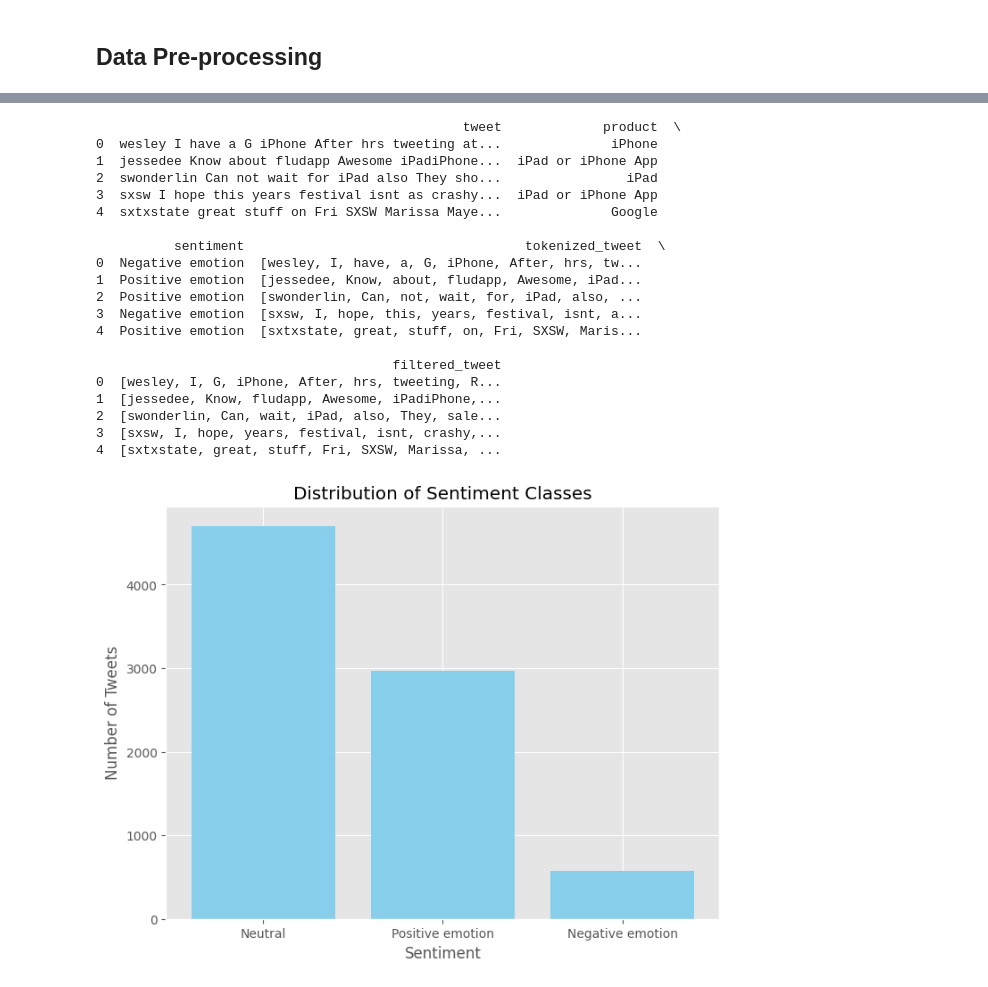
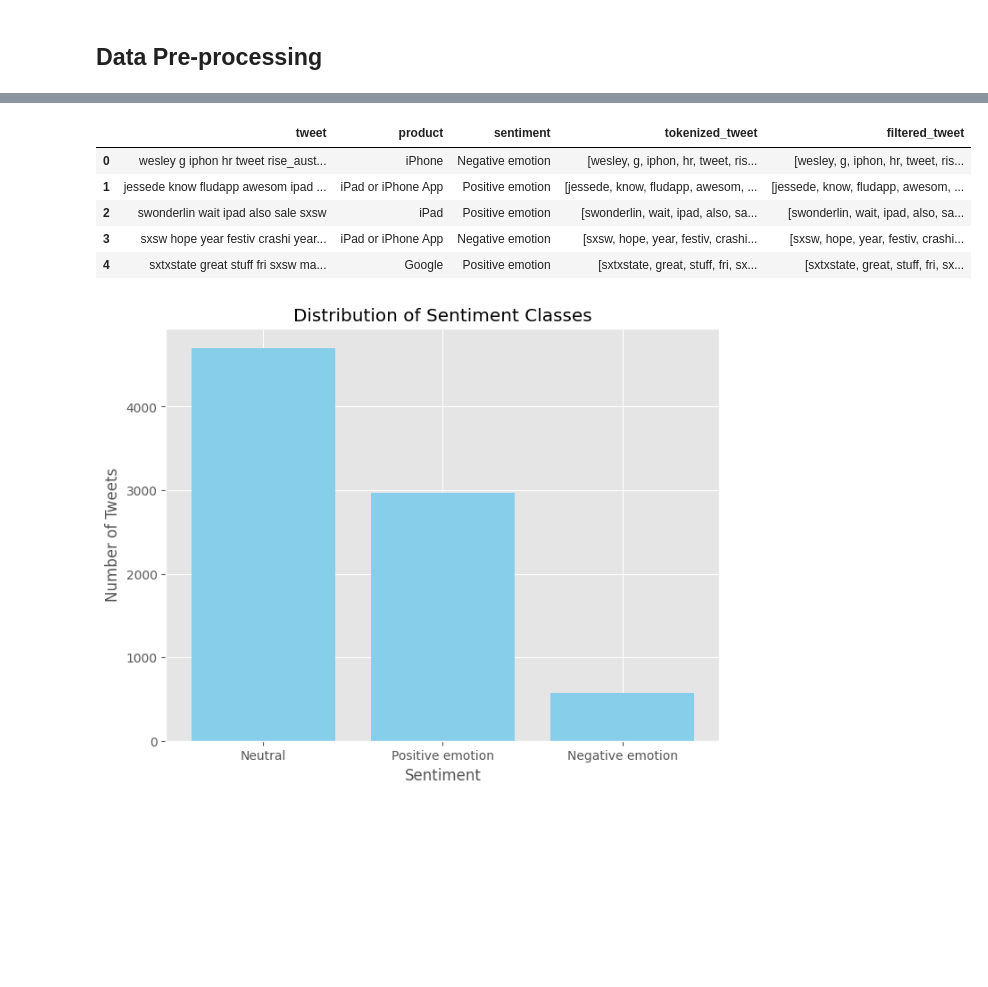
Before and after one commit to mainyepeter/NLP-Sentiment-Analysis-Apple-Google, a Jupyter notebook: index_(11).ipynb, the cells around one changed output, grey strips where cells are left out. Saved outputs shown, nothing was run; the diff lists cells and outputs as text; code cells hidden in the pictures; blank space fills up the shorter version.

```diff
--- a/index_(11).ipynb
+++ b/index_(11).ipynb
@@ -236,6 +238,7 @@ from sklearn.feature_extraction.text import CountVectorizer, TfidfVectorizer
 
 # Preprocess the text data
 def preprocess_text(text):
+    text = text.lower()
     # Remove URLs
     text = re.sub(r'http\S+|www\S+', '', text)
     # Remove emails
@@ -245,9 +248,22 @@ def preprocess_text(text):
     # Remove extra whitespaces
     text = re.sub(r'\s+', ' ', text)
     return text
+stopwords_list = stopwords.words('english')
+import string
+stopwords_list += string.punctuation
+st = nltk.PorterStemmer()
+def stemming(content):
+    stemmed_content = re.sub('[^a-zA-z]',' ',content)
+    stemmed_content = stemmed_content.lower()
+    stemmed_content = stemmed_content.split()
+    stemmed_content = [st.stem(word) for word in stemmed_content if word not in stopwords_list]
+    stemmed_content = ' '.join(stemmed_content)
+    return stemmed_content
+
+
 
 # Apply preprocessing to the 'tweet' column
-data['tweet'] = data['tweet'].apply(preprocess_text)
+data['tweet'] = data['tweet'].apply(stemming)
 
 # Tokenize the text data
 nltk.download('punkt')
@@ -256,7 +272,7 @@ data['tokenized_tweet'] = data['tweet'].apply(word_tokenize)
 # Remove stopwords
 nltk.download('stopwords')
 stop_words = set(stopwords.words('english'))
-data['filtered_tweet'] = data['tokenized_tweet'].apply(lambda tokens: [token for token in tokens if token not in stop_words])
+data['filtered_tweet'] = data['tokenized_tweet'].apply(lambda tokens: [token for token in tokens if token not in stopwords_list])
 
 # Convert tokenized text into numerical representation using Bag-of-Words
 count_vectorizer = CountVectorizer()
@@ -267,5 +283,5 @@ tfidf_vectorizer = TfidfVectorizer()
 tfidf_representation = tfidf_vectorizer.fit_transform(data['filtered_tweet'].apply(lambda tokens: ' '.join(tokens)))
 
 # Print the first few rows of the preprocessed data
-print(data.head())
+data.head()
 # %% [output]
@@ -275,24 +293,10 @@ print(data.head())
 [nltk_data]   Package stopwords is already up-to-date!
-                                               tweet             product  \
-0  wesley I have a G iPhone After hrs tweeting at...              iPhone
-1  jessedee Know about fludapp Awesome iPadiPhone...  iPad or iPhone App
-2  swonderlin Can not wait for iPad also They sho...                iPad
-3  sxsw I hope this years festival isnt as crashy...  iPad or iPhone App
-4  sxtxstate great stuff on Fri SXSW Marissa Maye...              Google
-
-          sentiment                                    tokenized_tweet  \
-0  Negative emotion  [wesley, I, have, a, G, iPhone, After, hrs, tw...
-1  Positive emotion  [jessedee, Know, about, fludapp, Awesome, iPad...
-2  Positive emotion  [swonderlin, Can, not, wait, for, iPad, also, ...
-3  Negative emotion  [sxsw, I, hope, this, years, festival, isnt, a...
-4  Positive emotion  [sxtxstate, great, stuff, on, Fri, SXSW, Maris...
-
-                                      filtered_tweet
-0  [wesley, I, G, iPhone, After, hrs, tweeting, R...
-1  [jessedee, Know, fludapp, Awesome, iPadiPhone,...
-2  [swonderlin, Can, wait, iPad, also, They, sale...
-3  [sxsw, I, hope, years, festival, isnt, crashy,...
-4  [sxtxstate, great, stuff, Fri, SXSW, Marissa, ...
+|  | tweet | product | sentiment | tokenized_tweet | filtered_tweet |
+| 0 | wesley g iphon hr tweet rise_aust... | iPhone | Negative emotion | [wesley, g, iphon, hr, tweet, ris... | [wesley, g, iphon, hr, tweet, ris... |
+| 1 | jessede know fludapp awesom ipad ... | iPad or iPhone App | Positive emotion | [jessede, know, fludapp, awesom, ... | [jessede, know, fludapp, awesom, ... |
+| 2 | swonderlin wait ipad also sale sxsw | iPad | Positive emotion | [swonderlin, wait, ipad, also, sa... | [swonderlin, wait, ipad, also, sa... |
+| 3 | sxsw hope year festiv crashi year... | iPad or iPhone App | Negative emotion | [sxsw, hope, year, festiv, crashi... | [sxsw, hope, year, festiv, crashi... |
+| 4 | sxtxstate great stuff fri sxsw ma... | Google | Positive emotion | [sxtxstate, great, stuff, fri, sx... | [sxtxstate, great, stuff, fri, sx... |
 # %%
 from textblob import TextBlob
 
```
Also changed, not shown: parts of 5 cells of this notebook.
